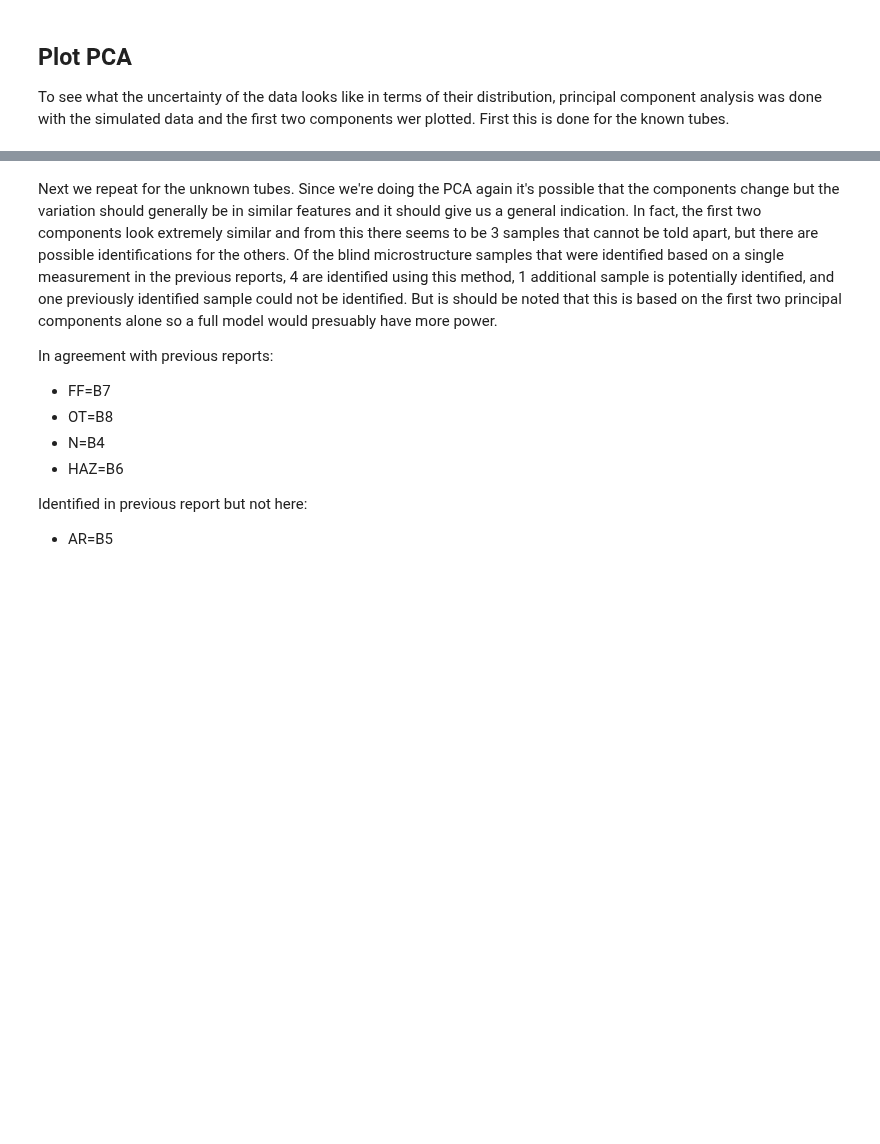
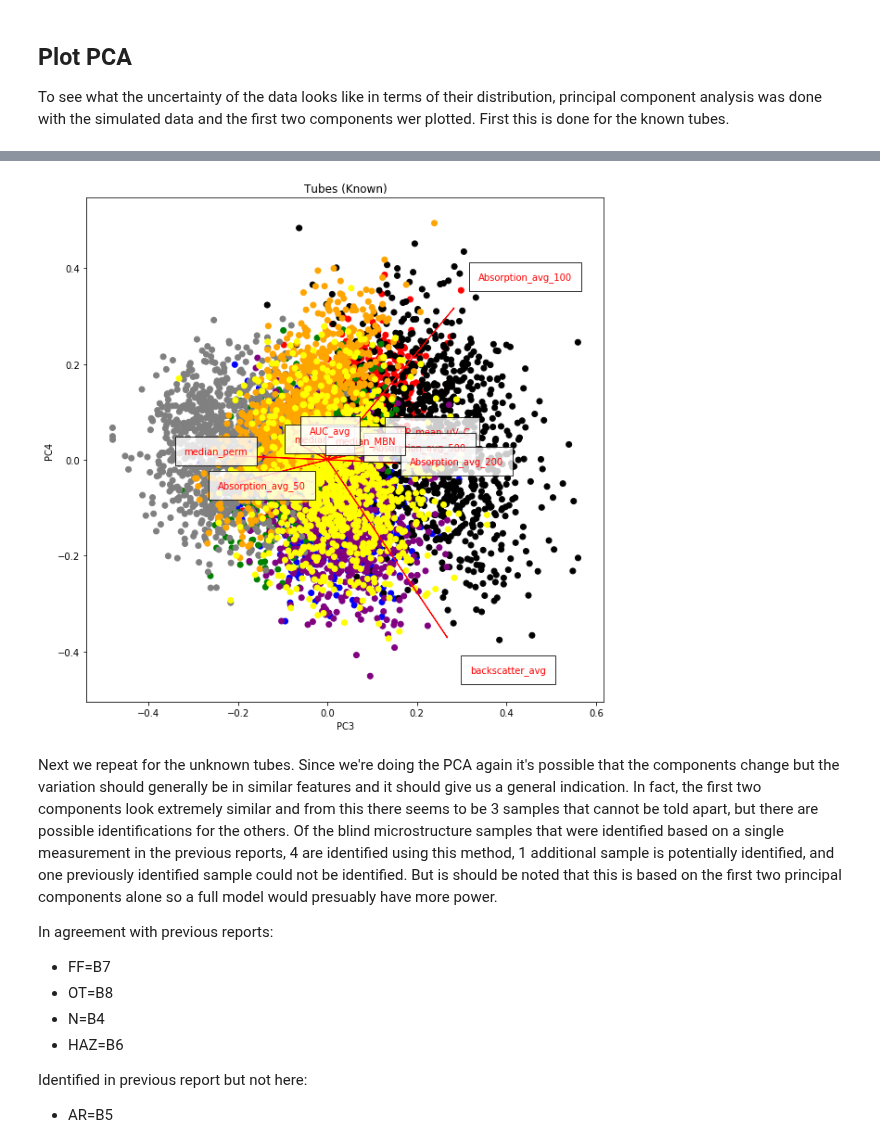
Before and after one commit to Marie-anneMawhin/Oct20_EPRI, a Jupyter notebook: Task1/NB/NB_modeling/model_kmeans_simulated.ipynb, the cells around one changed output, grey strips where cells are left out. Saved outputs shown, nothing was run; the diff lists cells and outputs as text; code cells hidden in the pictures; blank space fills up the shorter version.

Commit message:
added backgrounds to biplot labels

```diff
--- a/Task1/NB/NB_modeling/model_kmeans_simulated.ipynb
+++ b/Task1/NB/NB_modeling/model_kmeans_simulated.ipynb
@@ -79,3 +79,7 @@ mc.biplot(pca, scaled_df, 0, 1, "Tubes (Known)", color_dict)
+# %%
+mc.biplot(pca, scaled_df, 2, 3, "Tubes (Known)", color_dict)
+# %% [output]
+[figure, added]
 # %% [markdown]
 Next we repeat for the unknown tubes. Since we're doing the PCA again it's possible that the components change but the variation should generally be in similar features and it should give us a general indication. In fact, the first two components look extremely similar and from this there seems to be 3 samples that cannot be told apart, but there are possible identifications for the others. Of the blind microstructure samples that were identified based on a single measurement in the previous reports, 4 are identified using this method, 1 additional sample is potentially identified, and one previously identified sample could not be identified. But is should be noted that this is based on the first two principal components alone so a full  model would presuably have more power.
 
```
Also changed, not shown: parts of 3 cells of this notebook, 1 other file.
